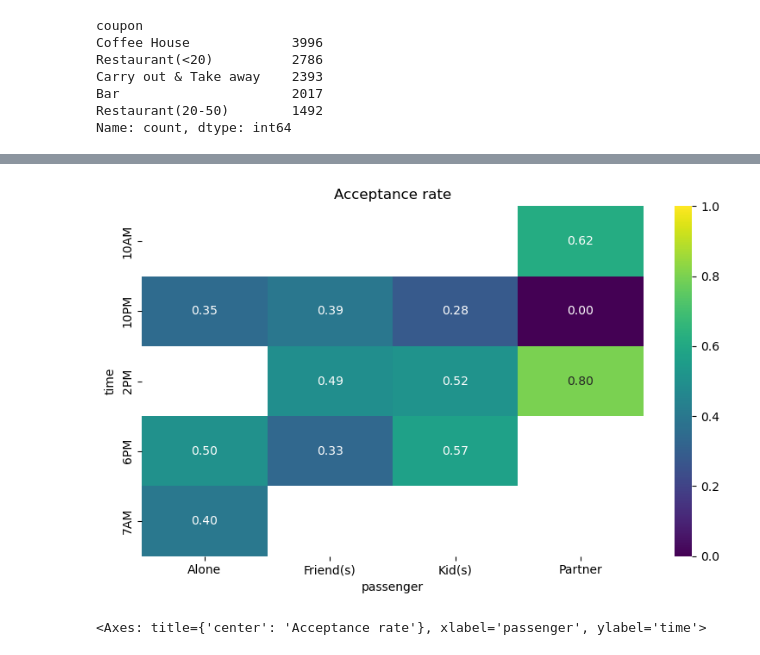
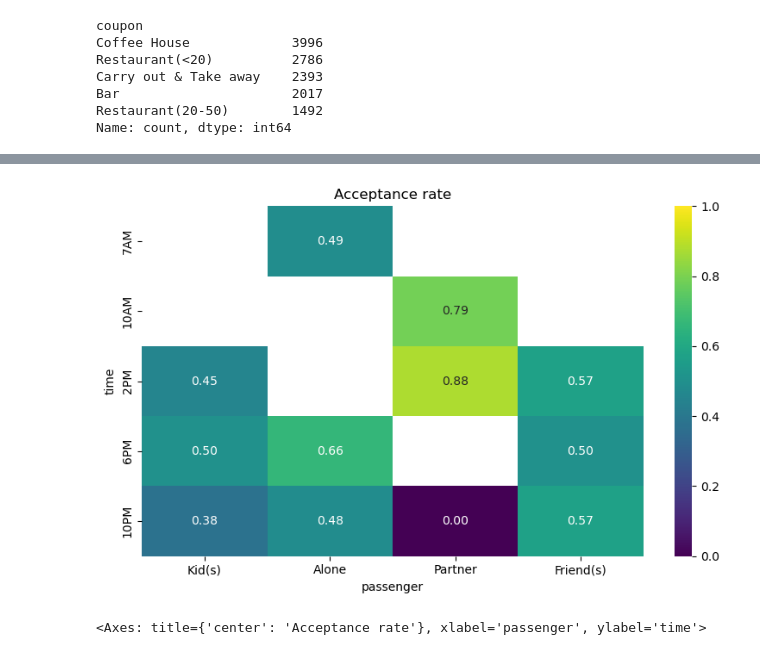
Before and after one commit to mualexander/ucbaicart, a Jupyter notebook: module05/assignment5_1/prompt.ipynb, the cells around one changed output, grey strips where cells are left out. Drawn from its saved outputs; the diff is of its cells as text; code cells hidden in the pictures.

```diff
--- a/module05/assignment5_1/prompt.ipynb
+++ b/module05/assignment5_1/prompt.ipynb
@@ -464,0 +371,14 @@ Partner    0.567568  0.432432
+# %%
+# Set an ordering to the time and passenger columns since the standard alphanumeric sort doesn't work
+time_order = ['7AM', '10AM', '2PM', '6PM', '10PM']
+data['time'] = pd.Categorical(
+    data['time'],
+    categories = time_order,
+    ordered = True
+)
+passenger_order = ['Kid(s)', 'Alone', 'Partner', 'Friend(s)']
+data['passenger'] = pd.Categorical(
+    data['passenger'],
+    categories = passenger_order,
+    ordered = True
+)
@@ -578,28 +485,0 @@ def heatmap2fm(df, colx, coly, colz):
-# %%
-def acceptance_heatmap(df, time_col='time', passenger_col='passenger', y_col='Y',
-                       query=None, title=None, ax=None):
-    # filter
-    data = df.query(query) if query else df
-
-    # compute rates
-    pivot = (data.groupby([time_col, passenger_col])[y_col]
-               .mean()
-               .unstack(passenger_col))
-
-    # make a fresh axes if caller didn't pass one
-    created_fig = False
-    if ax is None:
-        fig, ax = plt.subplots(figsize=(8, 5))
-        created_fig = True
-
-    sns.heatmap(pivot, ax=ax, annot=True, fmt=".2f", vmin=0, vmax=1, cmap="viridis")
-    ax.set_title(title or "Acceptance rate")
-    ax.set_xlabel(passenger_col)
-    ax.set_ylabel(time_col)
-
-    if created_fig:
-        plt.tight_layout()
-        plt.show()
-        plt.close(fig)  # important in notebooks / loops
-
-    return ax
@@ -644,5 +510,5 @@ acceptance_heatmap(restlt20df[restlt20df['groupCheapRestGoer'] == 'CheapRestGoer
 # %%
-acceptance_heatmap(rest2050df)
+acceptance_heatmap(rest2050df[rest2050df['frequentsType'] == 1])
 # %% [output]
-[figure, old version]
+[figure, new version]
 <Axes: title={'center': 'Acceptance rate'}, xlabel='passenger', ylabel='time'>
```
Also changed, not shown: parts of 42 cells of this notebook.
